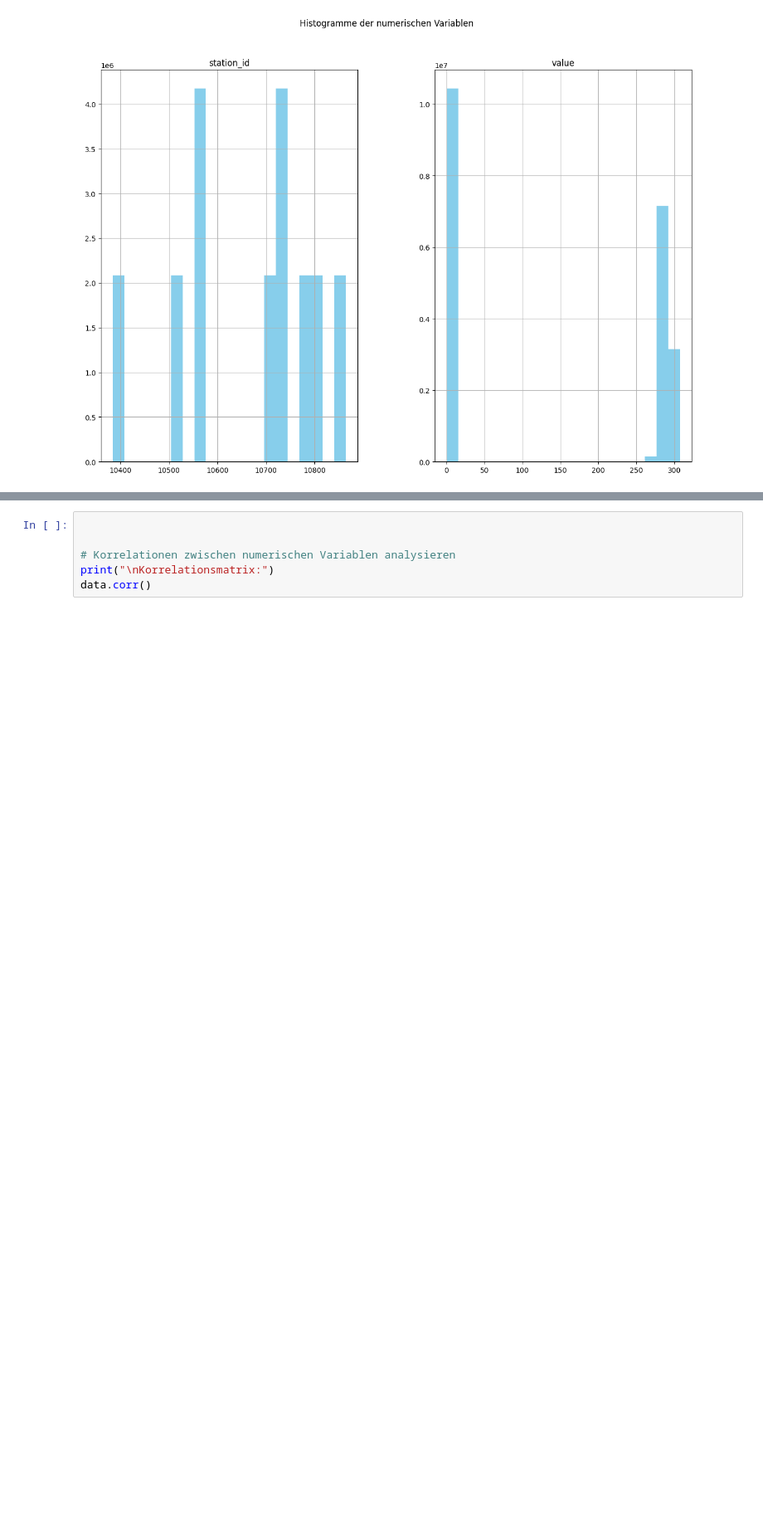
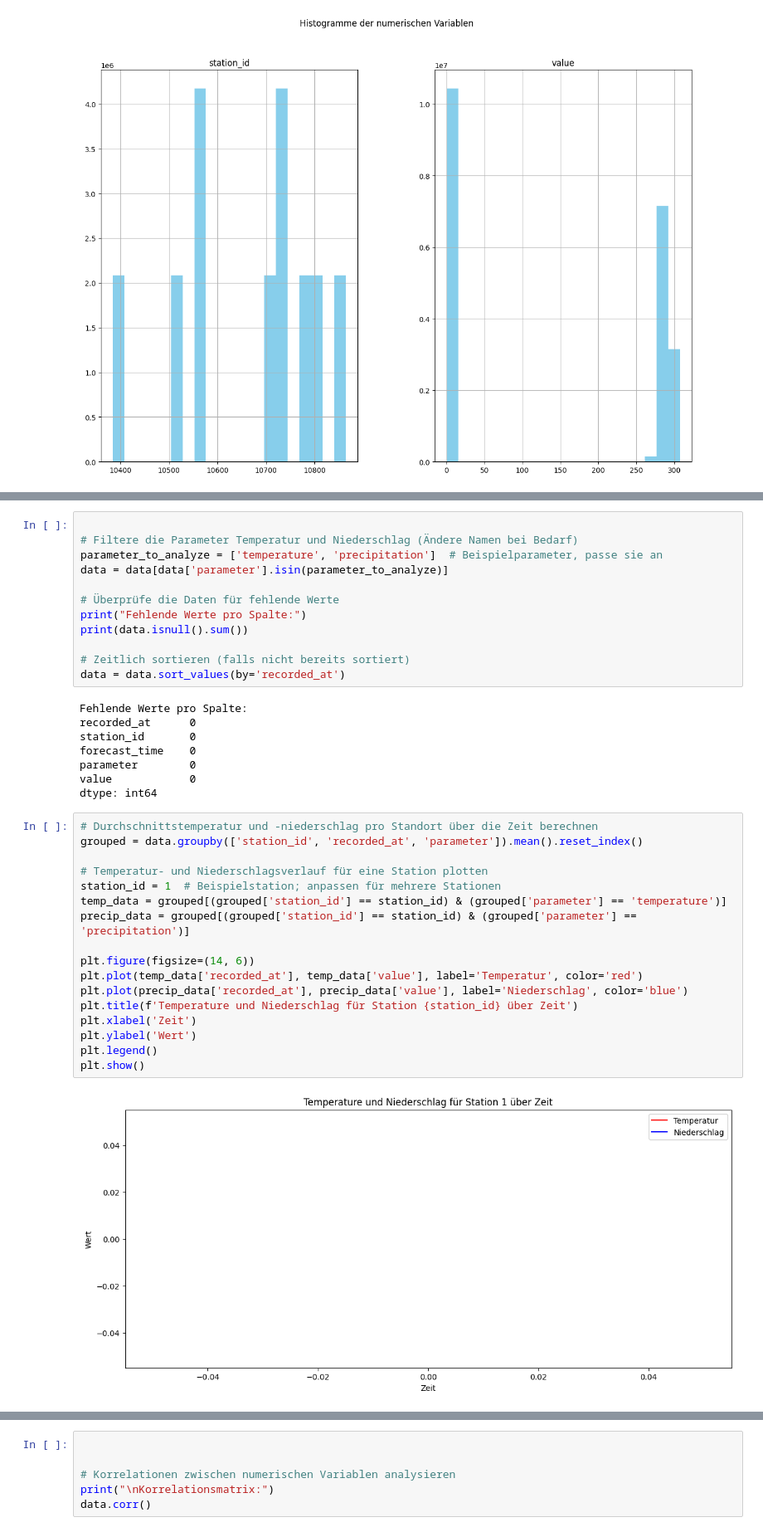
Before and after one commit to Fohlen/weather_experiment, a Jupyter notebook: data_analysis.ipynb, the cells around one changed output, grey strips where cells are left out. Shown: that part at 83% size. Saved outputs shown, nothing was run; the diff lists cells and outputs as text; blank space fills up the shorter version.

```diff
--- a/data_analysis.ipynb
+++ b/data_analysis.ipynb
@@ -88,0 +116,39 @@ plt.show()
+# %%
+
+# Filtere die Parameter Temperatur und Niederschlag (Ändere Namen bei Bedarf)
+parameter_to_analyze = ['temperature', 'precipitation']  # Beispielparameter, passe sie an
+data = data[data['parameter'].isin(parameter_to_analyze)]
+
+# Überprüfe die Daten für fehlende Werte
+print("Fehlende Werte pro Spalte:")
+print(data.isnull().sum())
+
+# Zeitlich sortieren (falls nicht bereits sortiert)
+data = data.sort_values(by='recorded_at')
+# %% [output]
+Fehlende Werte pro Spalte:
+recorded_at      0
+station_id       0
+forecast_time    0
+parameter        0
+value            0
+dtype: int64
+# %%
+# Durchschnittstemperatur und -niederschlag pro Standort über die Zeit berechnen
+grouped = data.groupby(['station_id', 'recorded_at', 'parameter']).mean().reset_index()
+
+# Temperatur- und Niederschlagsverlauf für eine Station plotten
+station_id = 1  # Beispielstation; anpassen für mehrere Stationen
+temp_data = grouped[(grouped['station_id'] == station_id) & (grouped['parameter'] == 'temperature')]
+precip_data = grouped[(grouped['station_id'] == station_id) & (grouped['parameter'] == 'precipitation')]
+
+plt.figure(figsize=(14, 6))
+plt.plot(temp_data['recorded_at'], temp_data['value'], label='Temperatur', color='red')
+plt.plot(precip_data['recorded_at'], precip_data['value'], label='Niederschlag', color='blue')
+plt.title(f'Temperature und Niederschlag für Station {station_id} über Zeit')
+plt.xlabel('Zeit')
+plt.ylabel('Wert')
+plt.legend()
+plt.show()
+# %% [output]
+[figure, added]
```
Also changed, not shown: parts of 5 cells of this notebook.
